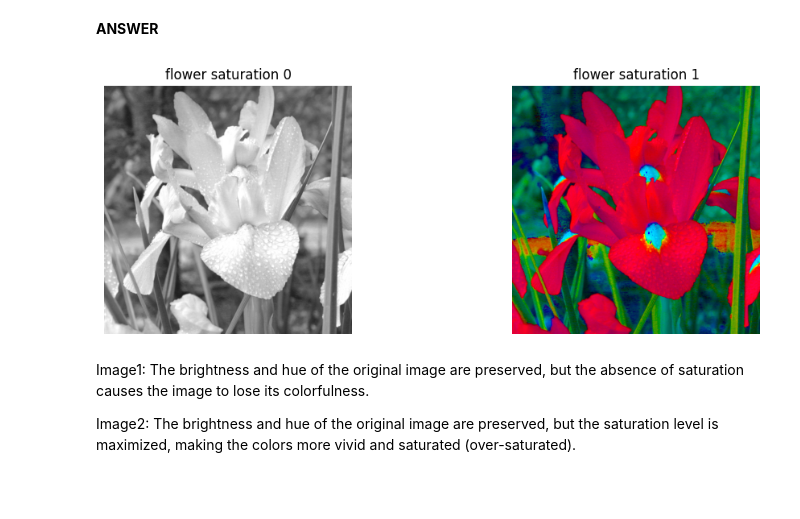
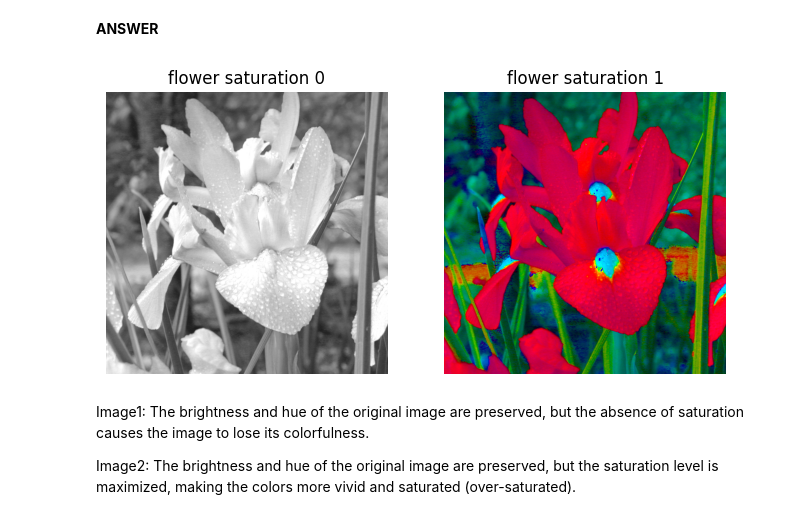
Before and after one commit to lywlywly/cs-302, a Jupyter notebook: hw1/Homework_1.ipynb, the cells around one changed output. Cells and saved outputs as stored; diff of their text form; code cells hidden in the pictures; blank space fills up the shorter version.

```diff
--- a/hw1/Homework_1.ipynb
+++ b/hw1/Homework_1.ipynb
@@ -128,8 +166,8 @@ Explain your results in two sentences. (*1 point*)
 # %% [markdown]
 **ANSWER**
 # %%
-image = cv2.imread("flower.tif")
-hsv_image = cv2.cvtColor(image, cv2.COLOR_BGR2HSV)
+auto_wb_bgr = cv2.imread("flower.tif")
+hsv_image = cv2.cvtColor(auto_wb_bgr, cv2.COLOR_BGR2HSV)
 
 image_saturation_zero = hsv_image.copy()
 image_saturation_one = hsv_image.copy()
@@ -140,18 +178,18 @@ image_saturation_one[:, :, 1] = 255
 result_zero = cv2.cvtColor(image_saturation_zero, cv2.COLOR_HSV2BGR)
 result_one = cv2.cvtColor(image_saturation_one, cv2.COLOR_HSV2BGR)
 # %%
-fig, axes = plt.subplots(1, 2, figsize=(12, 4))
+fig, axes = plt.subplots(1, 2, figsize=(8, 4))
 
 axes[0].imshow(result_zero)
 axes[0].axis("off")
 axes[0].title.set_text("flower saturation 0")
 axes[1].imshow(result_one)
 axes[1].axis("off")
 axes[1].title.set_text("flower saturation 1")
 
 plt.show()
 # %% [output]
-[figure, old version]
+[figure, new version]
 # %% [markdown]
 Image1: The brightness and hue of the original image are preserved, but the absence of saturation causes the image to lose its colorfulness.
 
```
Also changed, not shown: parts of 14 cells of this notebook, 2 other files.
